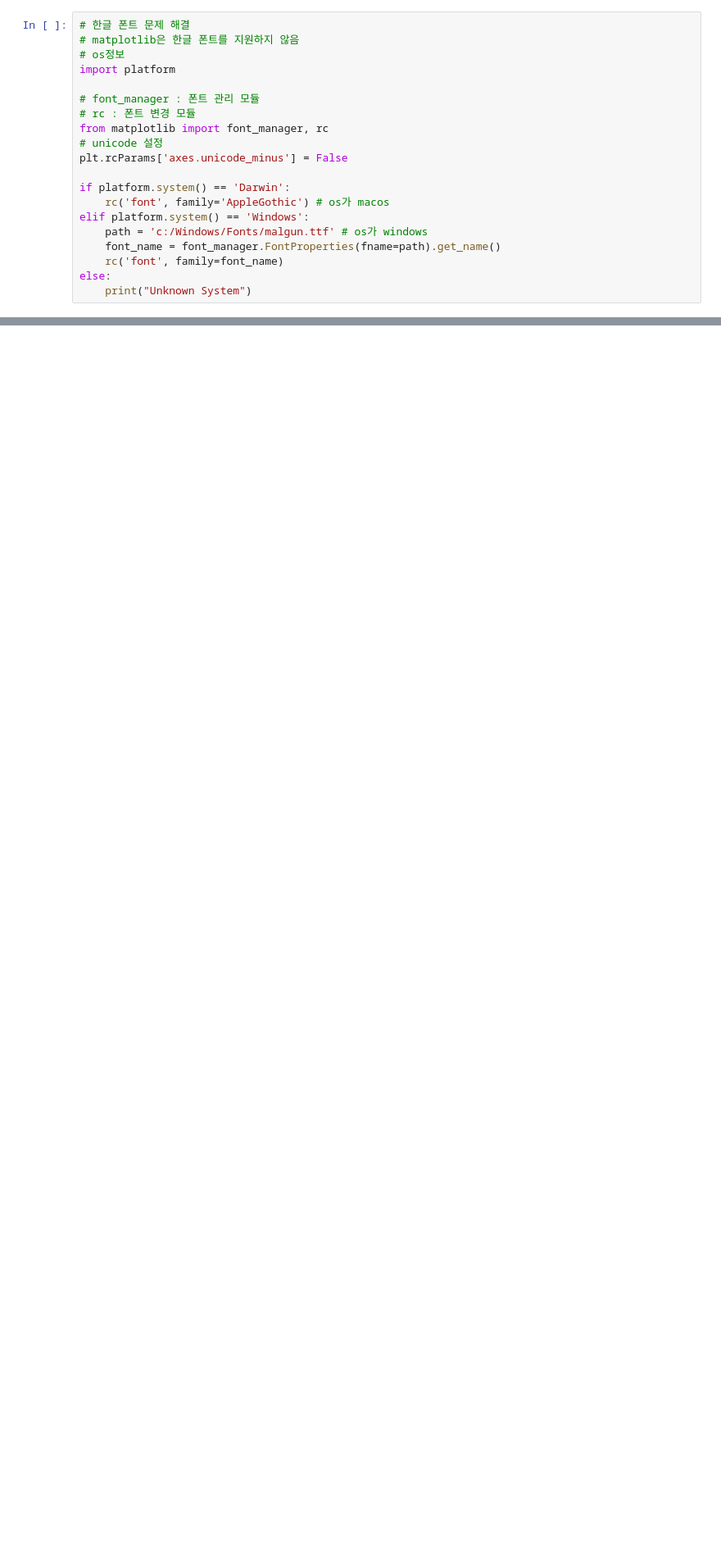
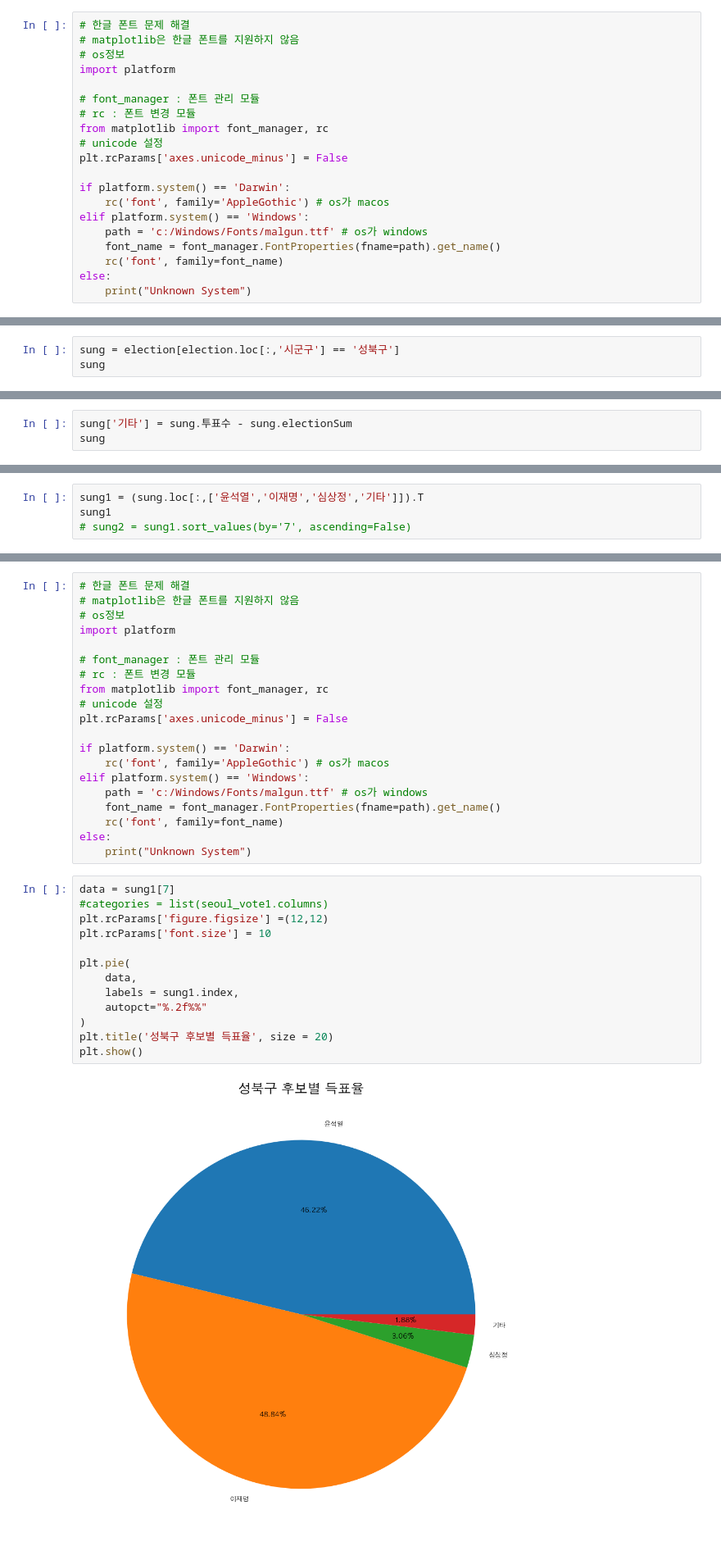
Before and after one commit to kim0502/Pythonelkim, a Jupyter notebook: 3.DataAnalysis/Note/12.대선자료시각화.ipynb, the cells around one changed output, grey strips where cells are left out. Shown: that part at 82% size. Saved outputs shown, nothing was run; the diff lists cells and outputs as text; blank space fills up the shorter version.

```diff
--- a/3.DataAnalysis/Note/12.대선자료시각화.ipynb
+++ b/3.DataAnalysis/Note/12.대선자료시각화.ipynb
@@ -396,0 +417,3 @@ plt.show()
+# %%
+sung = election[election.loc[:,'시군구'] == '성북구']
+sung
@@ -396,0 +423,3 @@ plt.show()
+# %%
+sung['기타'] = sung.투표수 - sung.electionSum
+sung
@@ -396,0 +434,4 @@ plt.show()
+# %%
+sung1 = (sung.loc[:,['윤석열','이재명','심상정','기타']]).T
+sung1
+# sung2 = sung1.sort_values(by='7', ascending=False)
@@ -396,0 +444,35 @@ plt.show()
+# %%
+# 한글 폰트 문제 해결
+# matplotlib은 한글 폰트를 지원하지 않음
+# os정보
+import platform
+
+# font_manager : 폰트 관리 모듈
+# rc : 폰트 변경 모듈
+from matplotlib import font_manager, rc
+# unicode 설정
+plt.rcParams['axes.unicode_minus'] = False
+
+if platform.system() == 'Darwin':
+    rc('font', family='AppleGothic') # os가 macos
+elif platform.system() == 'Windows':
+    path = 'c:/Windows/Fonts/malgun.ttf' # os가 windows
+    font_name = font_manager.FontProperties(fname=path).get_name()
+    rc('font', family=font_name)
+else:
+    print("Unknown System")
+# %%
+data = sung1[7]
+#categories = list(seoul_vote1.columns)
+plt.rcParams['figure.figsize'] =(12,12)
+plt.rcParams['font.size'] = 10
+
+plt.pie(
+    data,
+    labels = sung1.index,
+    autopct="%.2f%%"
+)
+plt.title('성북구 후보별 득표율', size = 20)
+plt.show()
+# %% [output]
+[figure, added]
```
Also changed, not shown: parts of 21 cells of this notebook, 1 other file.
